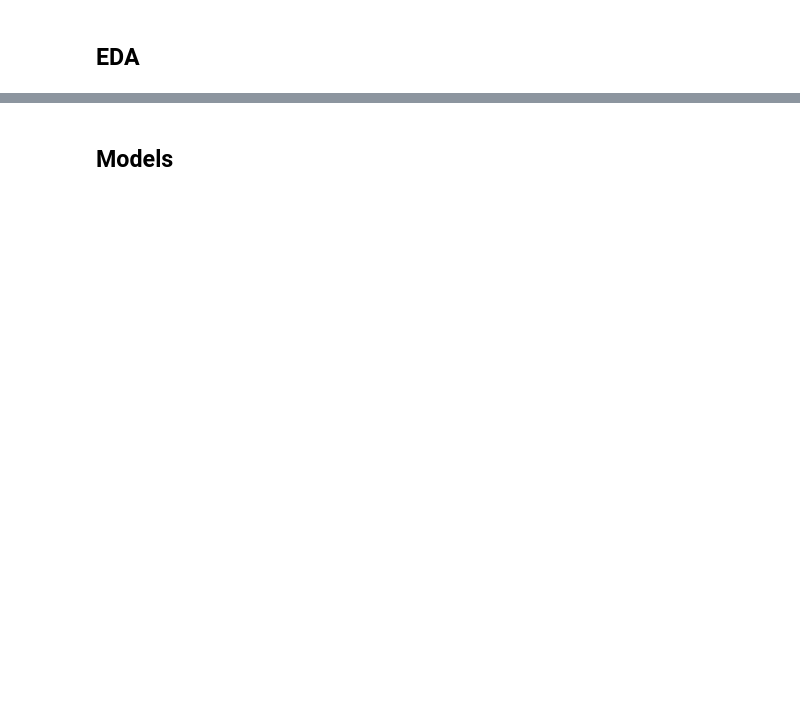
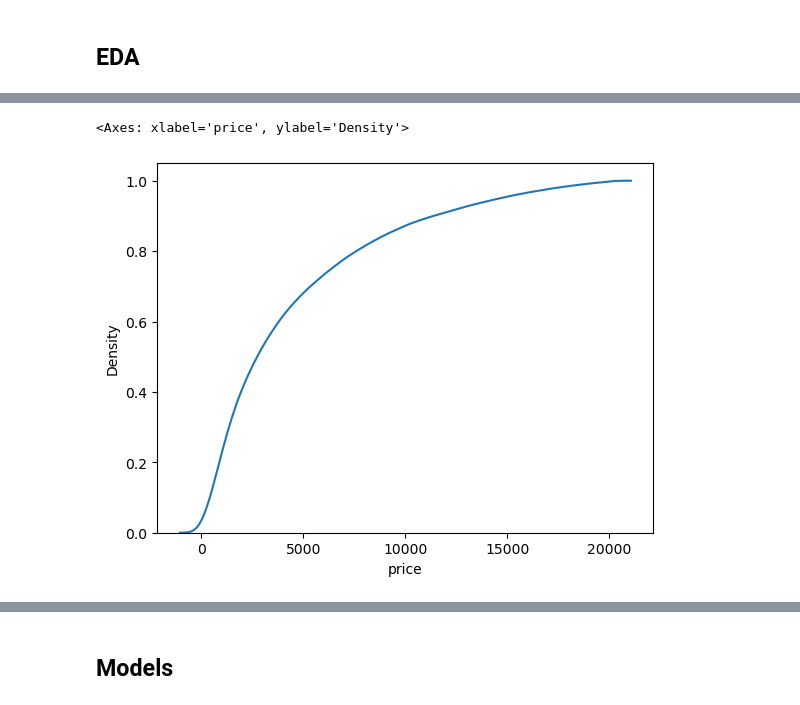
Before and after one commit to kellyshreeve/predicting-used-car-price, a Jupyter notebook: car_price_analysis.ipynb, the cells around one changed output, grey strips where cells are left out. Cells and saved outputs as stored; diff of their text form; code cells hidden in the pictures; blank space fills up the shorter version.

```diff
--- a/car_price_analysis.ipynb
+++ b/car_price_analysis.ipynb
@@ -67,0 +637,5 @@ There are 354369 rows and 16 columns in the dataset. Some columns have missing v
+# %%
+sns.kdeplot(cars['price'], cumulative=True)
+# %% [output]
+<Axes: xlabel='price', ylabel='Density'>
+[figure, added]
```
Also changed, not shown: parts of 45 cells of this notebook.
